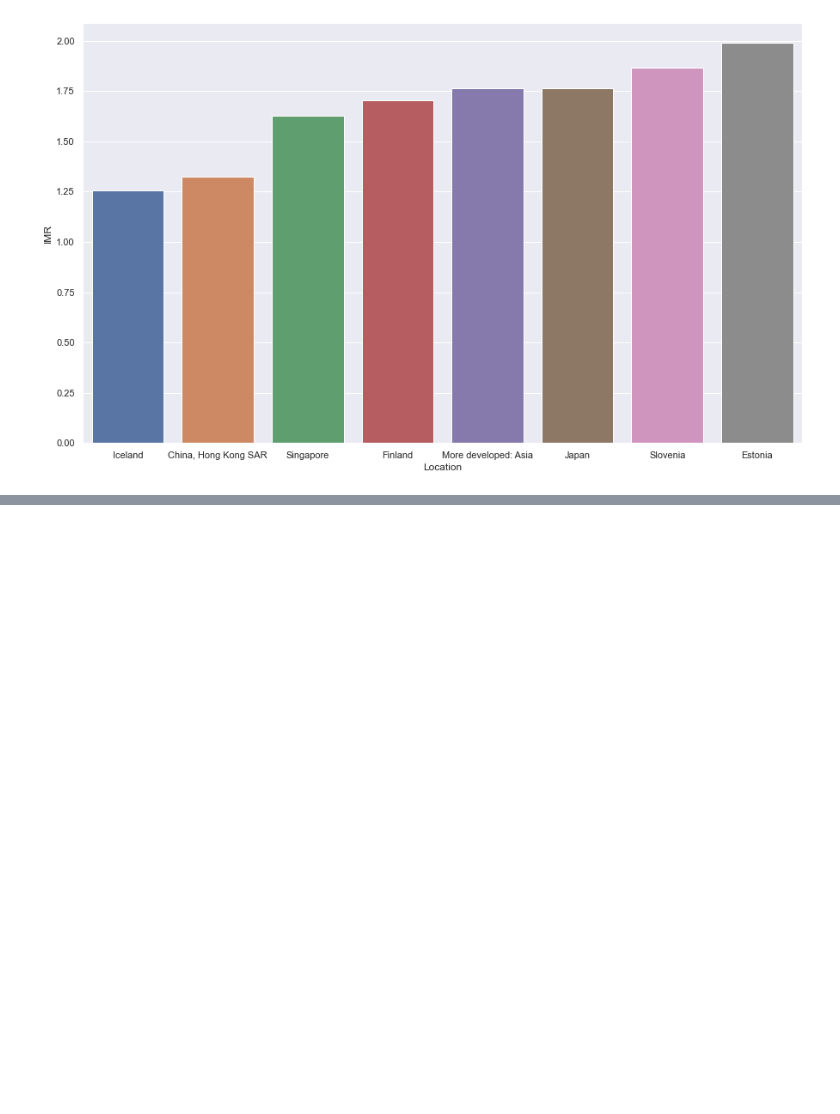
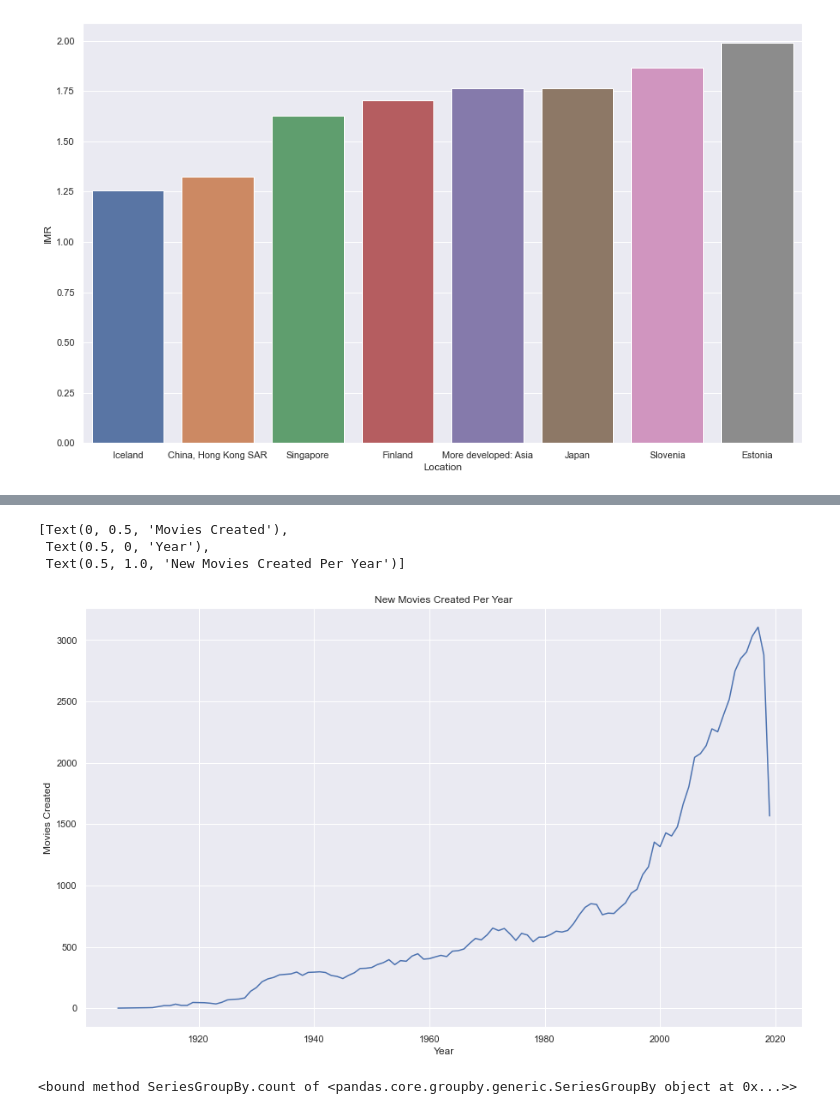
Before and after one commit to billbai0102/Callysto-Hackathon-2020, a Jupyter notebook: submission.ipynb, the cells around one changed output, grey strips where cells are left out. Cells and saved outputs as stored; diff of their text form; code cells hidden in the pictures; blank space fills up the shorter version.

```diff
--- a/submission.ipynb
+++ b/submission.ipynb
@@ -202,0 +204,6 @@ ax = sns.barplot('Location', 'IMR', data=nrr_top10.loc[nrr_top10['Location'].isi
+# %%
+imdb_movies_data = './data/entertainment_data/IMDb movies.csv'
+imdb_ratings_data = './data/entertainment_data/IMDb ratings.csv'
+
+imdb_movies_df = pd.read_csv(imdb_movies_data)
+imdb_ratings_df = pd.read_csv(imdb_ratings_data)
@@ -202,0 +230,3 @@ ax = sns.barplot('Location', 'IMR', data=nrr_top10.loc[nrr_top10['Location'].isi
+# %%
+imdb_movies_df['rating'] = imdb_movies_df['imdb_title_id'].map(imdb_ratings_df.set_index('imdb_title_id')['weighted_average_vote'])
+imdb_movies_df.head(2)
@@ -202,0 +238,14 @@ ax = sns.barplot('Location', 'IMR', data=nrr_top10.loc[nrr_top10['Location'].isi
+# %%
+movies_per_year = imdb_movies_df.groupby('year').count().reset_index()
+ax =sns.lineplot(x='year', y='title', data=movies_per_year)
+ax.set(xlabel='Year', ylabel='Movies Created', title='New Movies Created Per Year')
+# %% [output]
+[Text(0, 0.5, 'Movies Created'),
+ Text(0.5, 0, 'Year'),
+ Text(0.5, 1.0, 'New Movies Created Per Year')]
+[figure, added]
+# %%
+df = imdb_movies_df.groupby('director')['rating'].count
+df
+# %% [output]
+<bound method SeriesGroupBy.count of <pandas.core.groupby.generic.SeriesGroupBy object at 0x...>>
```
Also changed, not shown: parts of 7 cells of this notebook.
